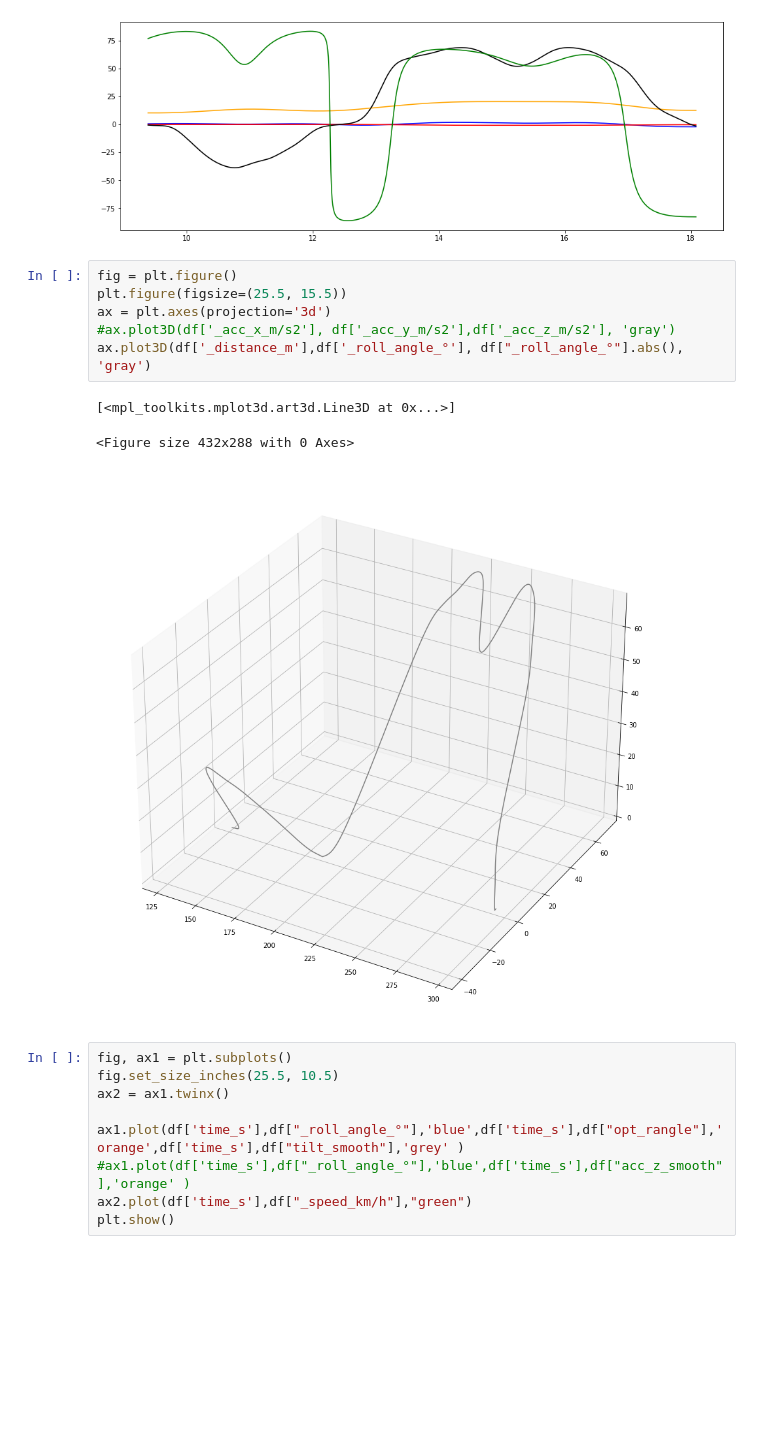
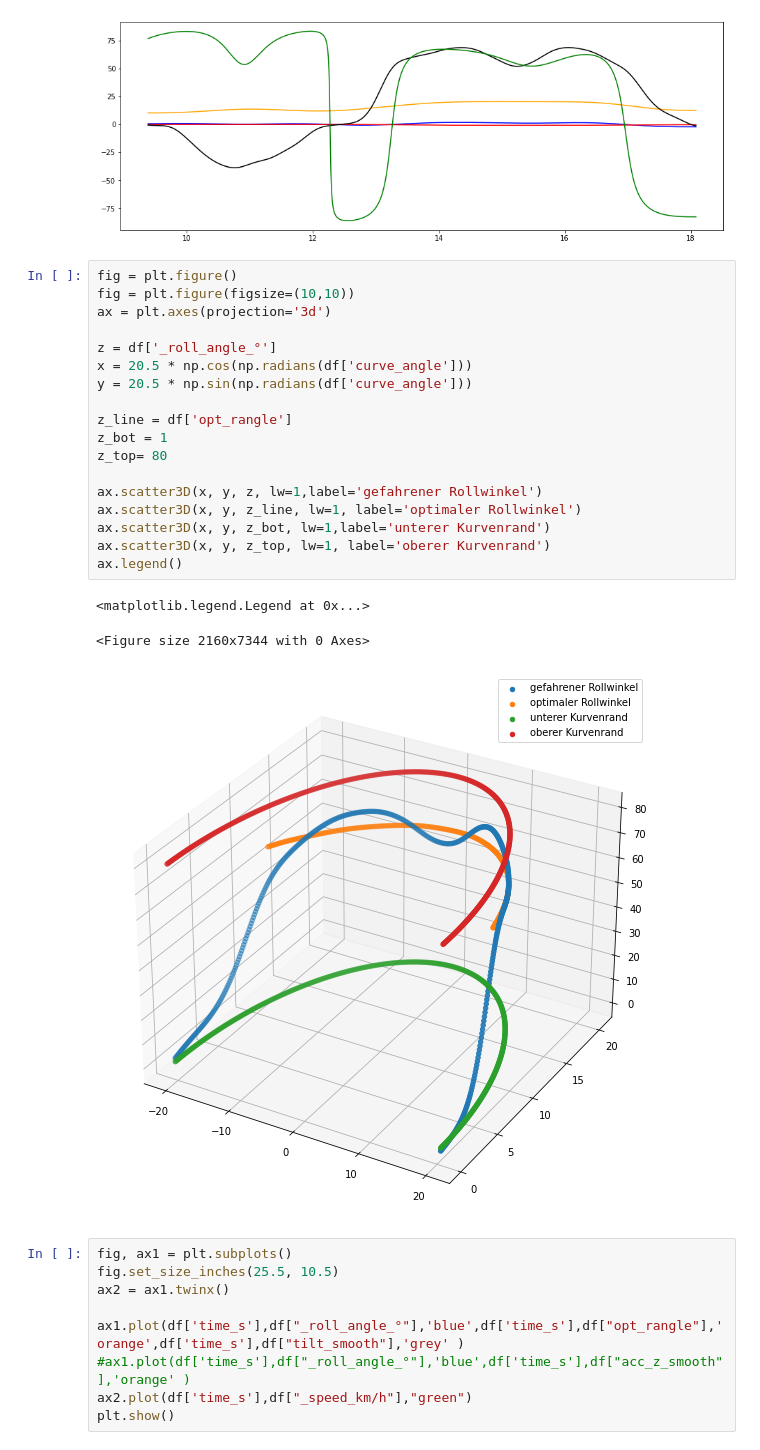
Before and after one commit to Said-Ch/WinterbergBDA, a Jupyter notebook: superbob_daten.ipynb, the cells around one changed output. Drawn from its saved outputs; the diff is of its cells as text; blank space fills up the shorter version.

```diff
--- a/superbob_daten.ipynb
+++ b/superbob_daten.ipynb
@@ -145,16 +163,28 @@ plt.plot(df['time_s'], df['tilt_smooth'], "green")
 plt.show()
 # %% [output]
 [figure]
-# %%
-fig = plt.figure()
-plt.figure(figsize=(25.5, 15.5))
-ax = plt.axes(projection='3d')
-#ax.plot3D(df['_acc_x_m/s2'], df['_acc_y_m/s2'],df['_acc_z_m/s2'], 'gray')
-ax.plot3D(df['_distance_m'],df['_roll_angle_°'], df["_roll_angle_°"].abs(), 'gray')
-# %% [output]
-[<mpl_toolkits.mplot3d.art3d.Line3D at 0x...>]
-<Figure size 432x288 with 0 Axes>
-[figure, removed]
+# %%
+fig = plt.figure()
+fig = plt.figure(figsize=(10,10))
+ax = plt.axes(projection='3d')
+
+z = df['_roll_angle_°']
+x = 20.5 * np.cos(np.radians(df['curve_angle']))
+y = 20.5 * np.sin(np.radians(df['curve_angle']))
+
+z_line = df['opt_rangle']
+z_bot = 1
+z_top= 80
+
+ax.scatter3D(x, y, z, lw=1,label='gefahrener Rollwinkel')
+ax.scatter3D(x, y, z_line, lw=1, label='optimaler Rollwinkel')
+ax.scatter3D(x, y, z_bot, lw=1,label='unterer Kurvenrand')
+ax.scatter3D(x, y, z_top, lw=1, label='oberer Kurvenrand')
+ax.legend()
+# %% [output]
+<matplotlib.legend.Legend at 0x...>
+<Figure size 2160x7344 with 0 Axes>
+[figure, added]
 # %%
 fig, ax1 = plt.subplots()
 fig.set_size_inches(25.5, 10.5)
```
Also changed, not shown: parts of 5 cells of this notebook.
